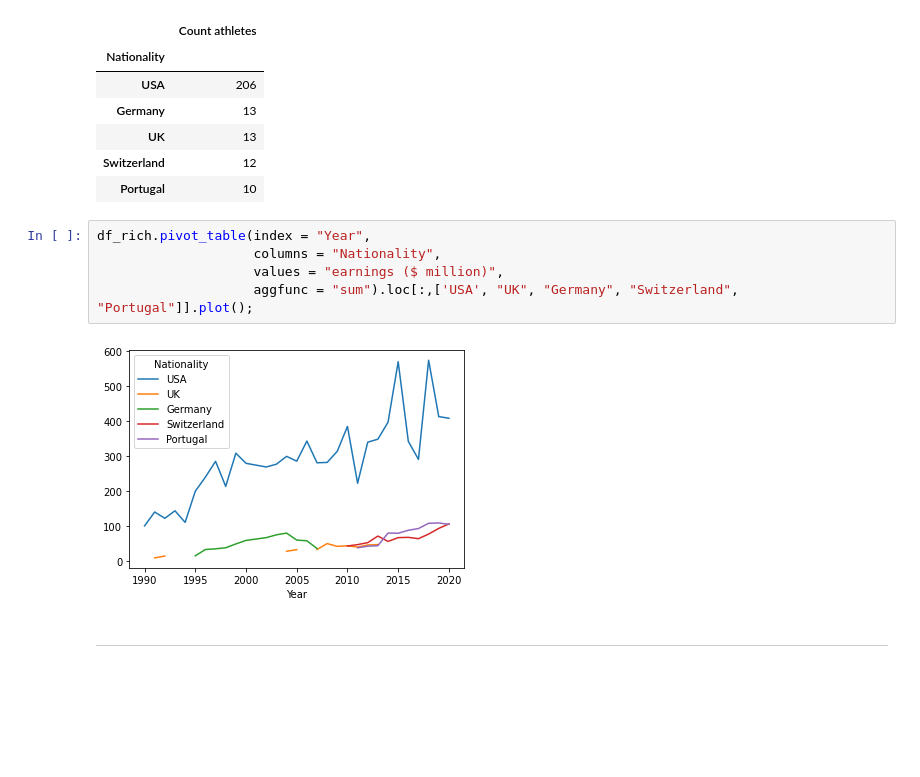
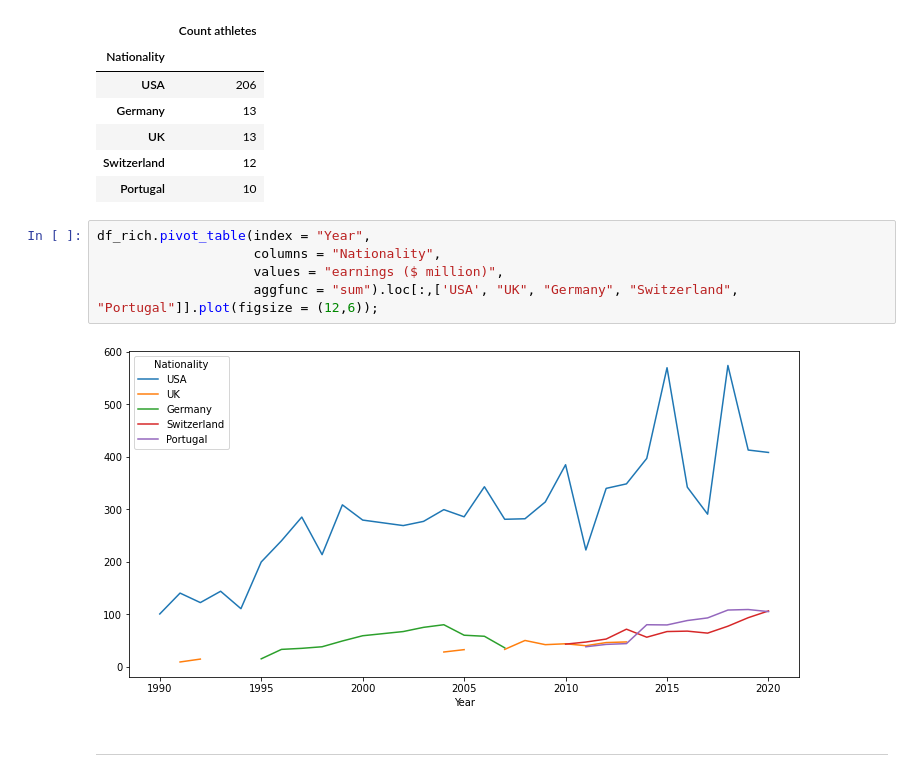
Before and after one commit to GabrielAsato/Curso_DS_Degree, a Jupyter notebook: Módulo 5 - Técnicas de Programação II/Aula 2 - Continuação Gráficos com Pandas.ipynb, the cells around one changed output. Saved outputs shown, nothing was run; the diff lists cells and outputs as text; blank space fills up the shorter version.

```diff
--- a/Módulo 5 - Técnicas de Programação II/Aula 2 - Continuação Gráficos com Pandas.ipynb
+++ b/Módulo 5 - Técnicas de Programação II/Aula 2 - Continuação Gráficos com Pandas.ipynb
@@ -342,10 +342,10 @@ df_qty
 # %%
 df_rich.pivot_table(index = "Year",
                     columns = "Nationality",
                     values = "earnings ($ million)",
-                    aggfunc = "sum").loc[:,['USA', "UK", "Germany", "Switzerland", "Portugal"]].plot();
+                    aggfunc = "sum").loc[:,['USA', "UK", "Germany", "Switzerland", "Portugal"]].plot(figsize = (12,6));
 # %% [output]
-[figure, old version]
+[figure, new version]
 # %% [markdown]
 ---
 # %% [markdown]
```
Also changed, not shown: parts of 3 cells of this notebook, 2 other files.
